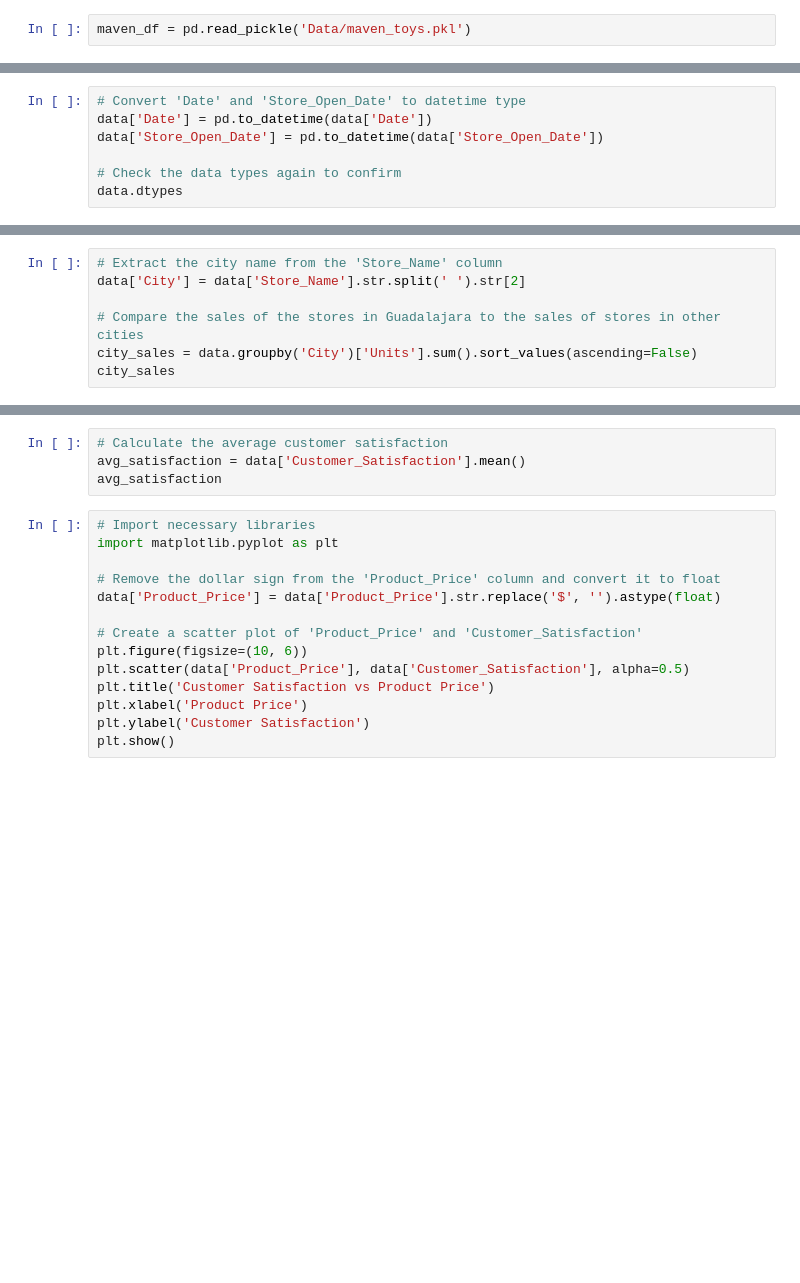
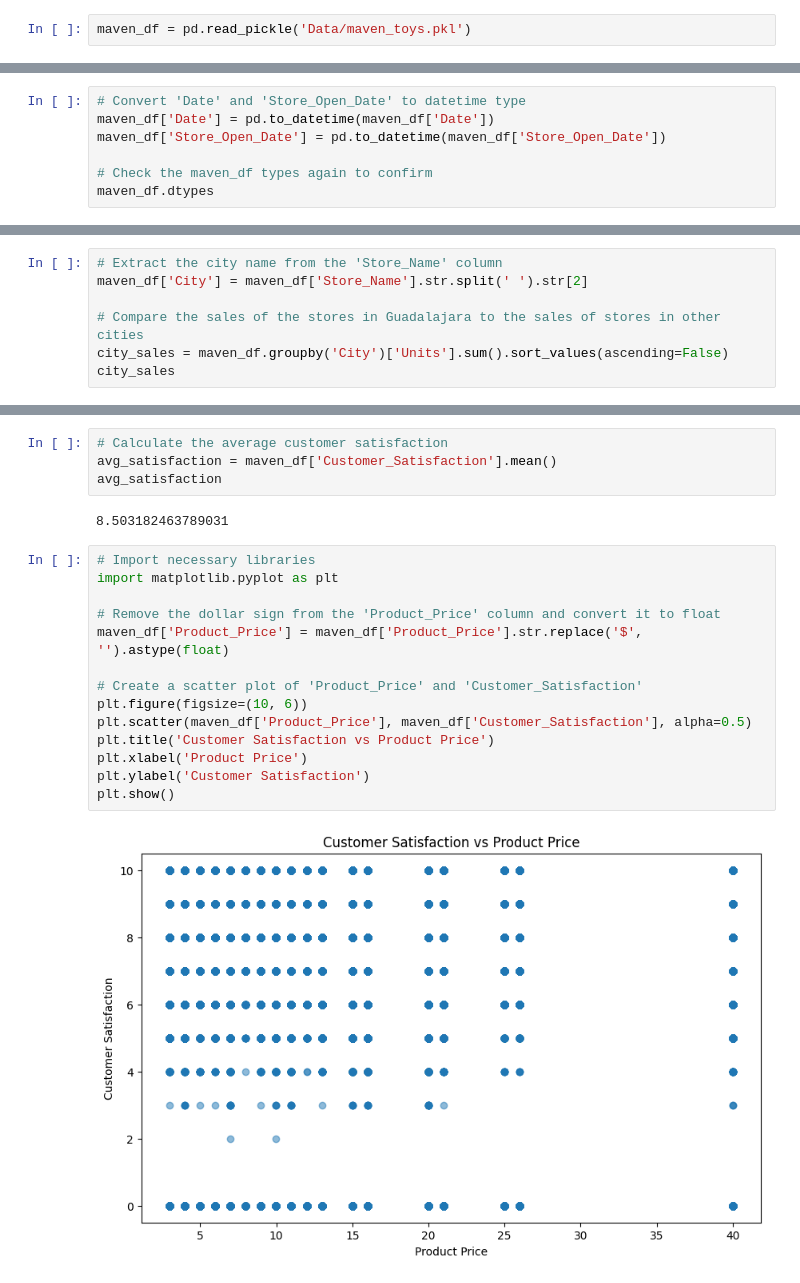
Before and after one commit to tianlan8/maven_toys_analysis, a Jupyter notebook: Maven_Toys_Data_Analysis.ipynb, the cells around one changed output, grey strips where cells are left out. Saved outputs shown, nothing was run; the diff lists cells and outputs as text; blank space fills up the shorter version.

```diff
--- a/Maven_Toys_Data_Analysis.ipynb
+++ b/Maven_Toys_Data_Analysis.ipynb
@@ -54,7 +84,7 @@ data.isnull().sum()
 # %%
 # Convert 'Date' and 'Store_Open_Date' to datetime type
-data['Date'] = pd.to_datetime(data['Date'])
-data['Store_Open_Date'] = pd.to_datetime(data['Store_Open_Date'])
+maven_df['Date'] = pd.to_datetime(maven_df['Date'])
+maven_df['Store_Open_Date'] = pd.to_datetime(maven_df['Store_Open_Date'])
 
-# Check the data types again to confirm
-data.dtypes
+# Check the maven_df types again to confirm
+maven_df.dtypes
@@ -76,7 +170,7 @@ data['Store_Name'].unique()
 # %%
 # Extract the city name from the 'Store_Name' column
-data['City'] = data['Store_Name'].str.split(' ').str[2]
+maven_df['City'] = maven_df['Store_Name'].str.split(' ').str[2]
 
 # Compare the sales of the stores in Guadalajara to the sales of stores in other cities
-city_sales = data.groupby('City')['Units'].sum().sort_values(ascending=False)
+city_sales = maven_df.groupby('City')['Units'].sum().sort_values(ascending=False)
 city_sales
@@ -88,20 +207,24 @@ guadalajara_sales
 # %%
 # Calculate the average customer satisfaction
-avg_satisfaction = data['Customer_Satisfaction'].mean()
+avg_satisfaction = maven_df['Customer_Satisfaction'].mean()
 avg_satisfaction
+# %% [output]
+8.503182463789031
 # %%
 # Import necessary libraries
 import matplotlib.pyplot as plt
 
 # Remove the dollar sign from the 'Product_Price' column and convert it to float
-data['Product_Price'] = data['Product_Price'].str.replace('$', '').astype(float)
+maven_df['Product_Price'] = maven_df['Product_Price'].str.replace('$', '').astype(float)
 
 # Create a scatter plot of 'Product_Price' and 'Customer_Satisfaction'
 plt.figure(figsize=(10, 6))
-plt.scatter(data['Product_Price'], data['Customer_Satisfaction'], alpha=0.5)
+plt.scatter(maven_df['Product_Price'], maven_df['Customer_Satisfaction'], alpha=0.5)
 plt.title('Customer Satisfaction vs Product Price')
 plt.xlabel('Product Price')
 plt.ylabel('Customer Satisfaction')
 plt.show()
+# %% [output]
+[figure, added]
 # %%
 # Calculate the average customer satisfaction for each payment type
```
Also changed, not shown: parts of 19 cells of this notebook, 1 other file.
